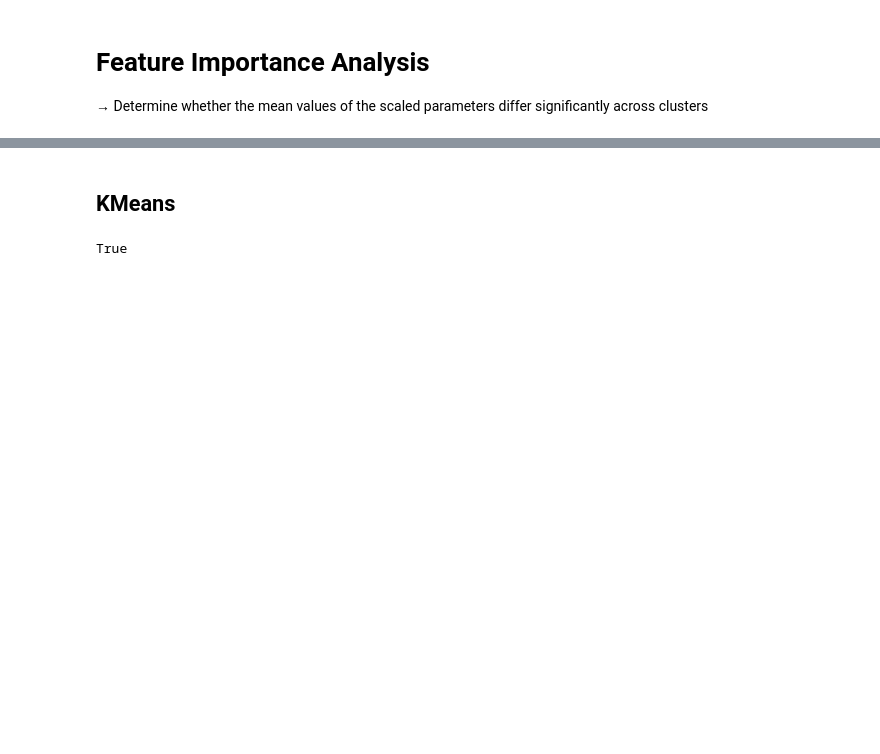
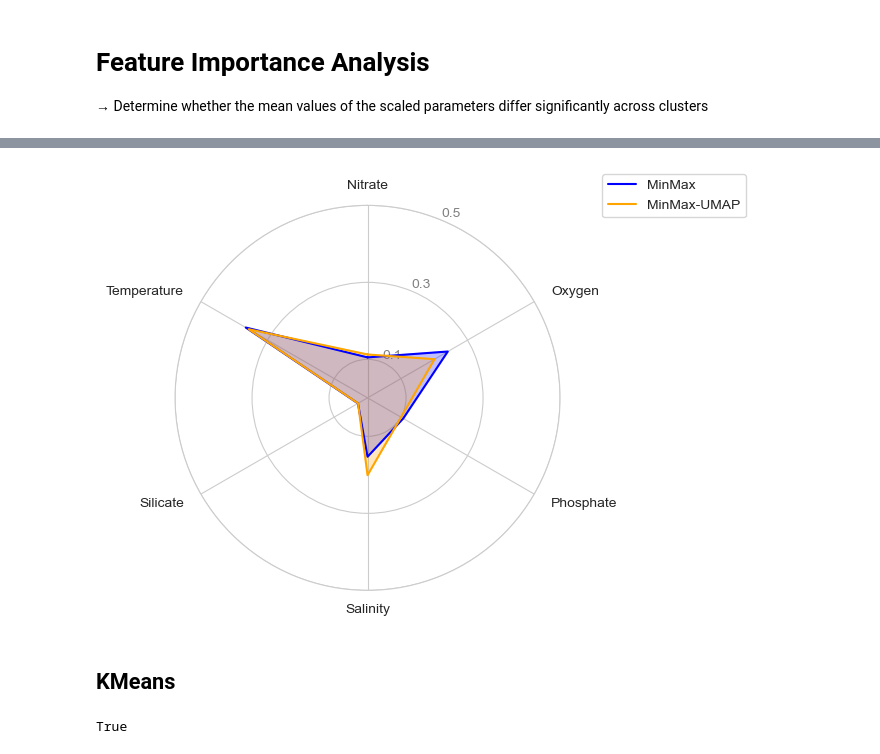
Before and after one commit to y-jenniges/ocean_clustering_and_validation, a Jupyter notebook: clustering_experiments/feature_importance.ipynb, the cells around one changed output, grey strips where cells are left out. Saved outputs shown, nothing was run; the diff lists cells and outputs as text; code cells hidden in the pictures; blank space fills up the shorter version.

```diff
--- a/clustering_experiments/feature_importance.ipynb
+++ b/clustering_experiments/feature_importance.ipynb
@@ -75,0 +178,19 @@ umap_cols = [f"e{i}" for i in range(hyp_config.umap_hyps["n_components"])]
+# %%
+fi_kmeans = pd.read_csv(f"{config.output_dir_feature_importance}feature_importance_kmeans}.csv")
+fi_ward = pd.read_csv(f"{config.output_dir_feature_importance}feature_importance_ward.csv")
+fi_dbscan = pd.read_csv(f"{config.output_dir_feature_importance}feature_importance_dbscan.csv")
+
+fi = pd.concat([fi_kmeans, fi_ward, fi_dbscan], ignore_index=True)
+# %%
+# Rename parameters
+rename_dict = {
+    "P_TEMPERATURE_scaled": "Temperature",
+    "P_SALINITY_scaled": "Salinity",
+    "P_OXYGEN_scaled": "Oxygen",
+    "P_PHOSPHATE_scaled": "Phosphate",
+    "P_NITRATE_scaled": "Nitrate",
+    "P_SILICATE_scaled": "Silicate"
+}
+
+# Apply renaming to the 'parameter' column
+fi["parameter"] = fi["parameter"].replace(rename_dict)
@@ -76,3 +254,52 @@ umap_cols = [f"e{i}" for i in range(hyp_config.umap_hyps["n_components"])]
+# %%
+# Concat all feature importances
+# temp = fi[fi.clustering != "nemi"]
+temp = fi.copy()
+
+# Compute mean importance by data type
+radar_data = temp[['parameter', 'importance', 'preprocessing']].groupby(["parameter", "preprocessing"]).mean().reset_index()
+radar_original = radar_data[radar_data["preprocessing"] == "minmax"].set_index("parameter")["importance"]
+radar_embedded = radar_data[radar_data["preprocessing"] == "minmax_umap"].set_index("parameter")["importance"]
+
+# Radar chart preparation
+categories = radar_original.index.tolist()
+num_vars = len(categories)
+angles = np.linspace(0, 2 * np.pi, num_vars, endpoint=False).tolist()
+angles += angles[:1]  # Close the loop
+
+# Plot
+fig, ax = plt.subplots(figsize=(5, 5), subplot_kw=dict(polar=True))
+ax.plot(angles, radar_original.tolist() + radar_original[:1].tolist(), label="MinMax", color="blue")
+ax.fill(angles, radar_original.tolist() + radar_original[:1].tolist(), alpha=0.25, color="blue")
+ax.plot(angles, radar_embedded.tolist() + radar_embedded[:1].tolist(), label="MinMax-UMAP", color="orange")
+ax.fill(angles, radar_embedded.tolist() + radar_embedded[:1].tolist(), alpha=0.25, color="orange")
+
+# Formatting
+# ax.set_title("Feature Importance Distribution: Original vs. Embedded Data")#, size=10, pad=20)
+ax.set_theta_offset(np.pi / 2)
+ax.set_theta_direction(-1)
+
+ax.set_xticks(angles[:-1])
+ax.set_xticklabels(categories, ha='center')  # You can change fontsize or alignment for clarity
+
+# Use external padding for labels
+for label, angle in zip(ax.get_xticklabels(), angles):
+    if angle in (0, np.pi):  # Top and bottom labels
+        label.set_verticalalignment('center')
+    elif 0 < angle < np.pi:  # Right-side labels
+        label.set_horizontalalignment('left')
+    else:  # Left-side labels
+        label.set_horizontalalignment('right')
+
+ax.set_yticks([0.1, 0.3, 0.5])
+ax.set_yticklabels(["0.1", "0.3", "0.5"], color="gray")#, size=10)
+plt.legend(loc="upper right", bbox_to_anchor=(1.5, 1.1))
+
+#plt.tight_layout()
+plt.savefig(f"{output_dir_high_res}feature_importance_data_comparison.png", bbox_inches="tight", dpi=1000)
+plt.show()
+# %% [output]
+[figure, added]
 # %% [markdown]
 ## KMeans
 # %%
```
Also changed, not shown: parts of 11 cells of this notebook.
